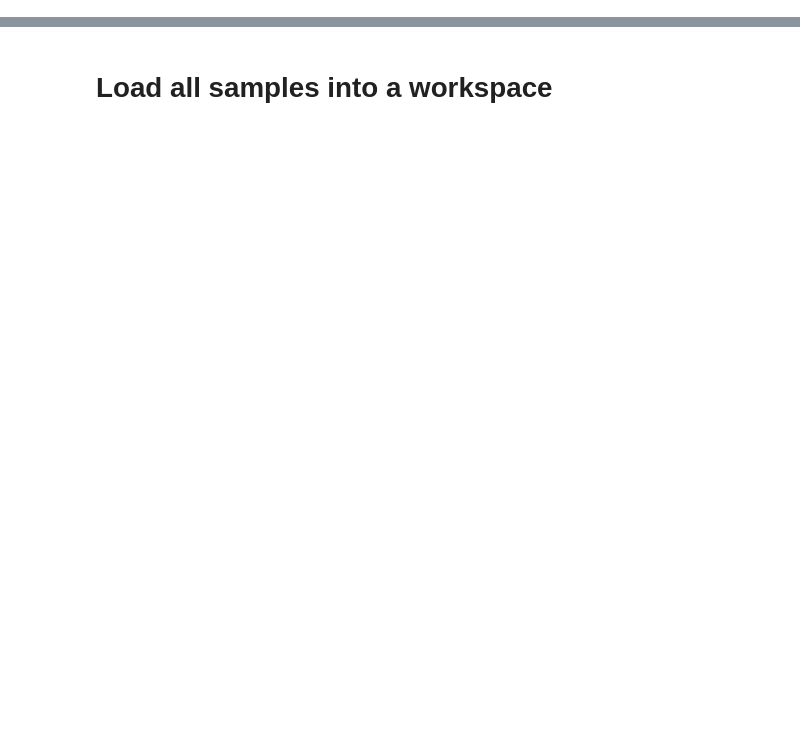
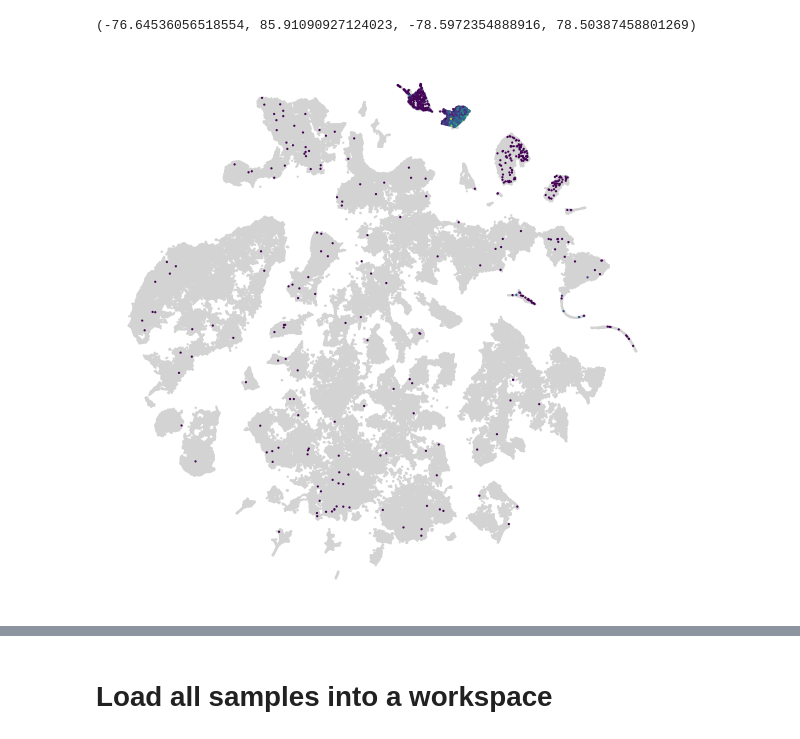
Before and after one commit to linnarsson-lab/shoji, a Jupyter notebook: notebooks/shoji.ipynb, the cells around one changed output, grey strips where cells are left out. Cells and saved outputs as stored; diff of their text form; code cells hidden in the pictures; blank space fills up the shorter version.

```diff
--- a/notebooks/shoji.ipynb
+++ b/notebooks/shoji.ipynb
@@ -42,0 +209,8 @@ Sub-workspaces
+# %%
+%%time
+ws = db.builds.mousedev.Mousedev
+xy = ws.Embedding[:]
+plt.figure(figsize=(10,10))
+cgplot.scattern(xy, c=ws.Expression[:, ws.Gene == "Mrc1"][:, 0], s=5)
+plt.axis("off")
+# %% [output]
@@ -42,0 +219,2 @@ Sub-workspaces
+(-76.64536056518554, 85.91090927124023, -78.5972354888916, 78.50387458801269)
+[figure, added]
```
Also changed, not shown: parts of 22 cells of this notebook, 18 other files.
